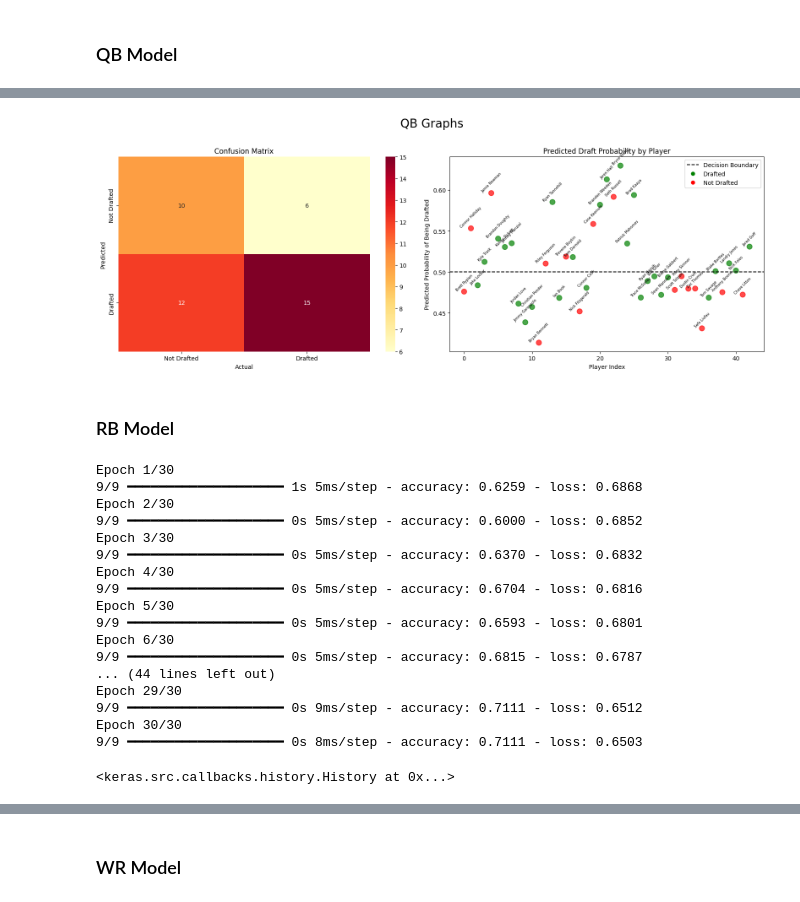
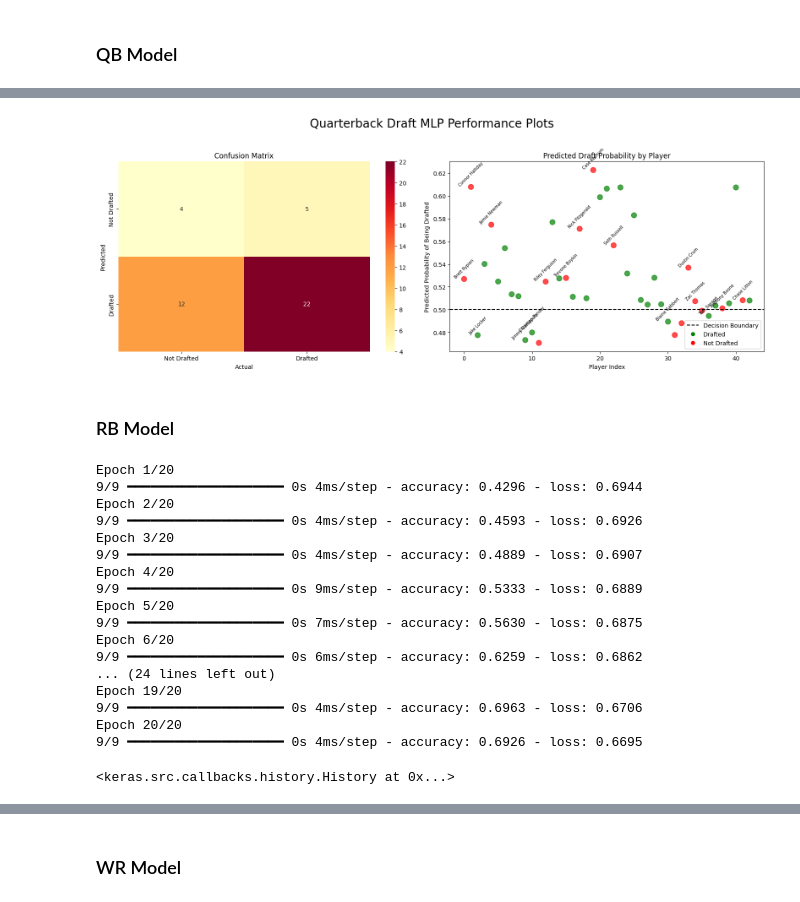
Before and after one commit to Alexander-Rees/NflDraftPredictionML, a Jupyter notebook: project_notebook.ipynb, the cells around one changed output, grey strips where cells are left out. Cells and saved outputs as stored; diff of their text form; code cells hidden in the pictures.

Commit message:
Finished up model and graphs

```diff
--- a/project_notebook.ipynb
+++ b/project_notebook.ipynb
@@ -266,11 +333,13 @@ de_data.head()
 # %%
 qb_df = pd.read_csv("data/qb_data.csv")
 y_qb = qb_df["Drafted"].to_numpy()
+names = qb_df["Player"].values
 
 X_qb = qb_df.drop(columns=["Player", "Pos", "Pick", "Drafted"]).to_numpy()
 X_qb = MinMaxScaler().fit_transform(X_qb)
 
-X_train, X_test, y_train, y_test = train_test_split(X_qb, y_qb, test_size=0.2, random_state=42)
+X_train, X_test, y_train, y_test, names_train, names_test = train_test_split(
+    X_qb, y_qb, names, test_size=0.2, random_state=42)
 # %%
 inpx = Input(shape=(X_train.shape[1], 1))
 inpx = Input(shape=(X_train.shape[1],))
@@ -286,5 +355,5 @@ model.compile(optimizer=SGD(), loss=binary_crossentropy, metrics=['accuracy'])
 class_weights = compute_class_weight('balanced', classes=np.array([0, 1]), y=y_train.ravel())
 class_weight_dict = {0: class_weights[0], 1: class_weights[1]}
 
-model.fit(X_train, y_train, epochs=30, class_weight=class_weight_dict)
+model.fit(X_train, y_train, epochs=15, class_weight=class_weight_dict)
 # %% [output]
@@ -356,0 +426,3 @@ rushing_YPC: 0.0025
+# %%
+for name, score in sorted(zip(feature_cols, feature_importance), key=lambda x: -x[1]):
+    print(f"{name}: {score:.4f}")
@@ -357,43 +450,41 @@ rushing_YPC: 0.0025
 # %%
 fig, axes = plt.subplots(1, 2, figsize=(16, 6))
-fig.suptitle('QB Graphs', fontsize=20, y=1.02)
+fig.suptitle('Quarterback Draft MLP Performance Plots', fontsize=20, y=1.02)
 
 cm = confusion_matrix(y_true, y_pred)
-sns.heatmap(cm, annot=True, fmt='d', cmap='YlOrRd', ax=axes[0],
+sns.heatmap(cm.T, annot=True, fmt='d', cmap='YlOrRd', ax=axes[0],
             xticklabels=['Not Drafted', 'Drafted'],
             yticklabels=['Not Drafted', 'Drafted'])
 axes[0].set_title('Confusion Matrix')
 axes[0].set_ylabel('Predicted')
 axes[0].set_xlabel('Actual')
 
-_, X_test_raw, _, y_test_raw, _, names_test = train_test_split(
-    X_qb, y_qb, qb_df["Player"].values, test_size=0.2, random_state=42
-)
 
 preds_flat = preds.reshape(-1)
 colors = ['green' if y == 1 else 'red' for y in y_true]
 
 axes[1].scatter(range(len(preds_flat)), preds_flat, c=colors, alpha=0.7, s=80)
 axes[1].axhline(0.5, color='black', linestyle='--', label='Decision Boundary')
 
 for i, name in enumerate(names_test):
-    axes[1].annotate(name, (i, preds_flat[i]), fontsize=6, ha='center', va='bottom', rotation=45)
+    if y_true[i] != y_pred[i]:
+        axes[1].annotate(name, (i, preds_flat[i]), fontsize=7, ha='center', va='bottom', rotation=45)
 
 axes[1].set_title('Predicted Draft Probability by Player')
 axes[1].set_xlabel('Player Index')
 axes[1].set_ylabel('Predicted Probability of Being Drafted')
 
 legend_elements = [
     Line2D([0], [0], color='black', linestyle='--', label='Decision Boundary'),
     Line2D([0], [0], marker='o', color='w', markerfacecolor='green', markersize=8, label='Drafted'),
     Line2D([0], [0], marker='o', color='w', markerfacecolor='red', markersize=8, label='Not Drafted')
 ]
 axes[1].legend(handles=legend_elements)
 
 plt.tight_layout()
 plt.show()
 # %% [output]
-[figure, old version]
+[figure, new version]
 # %% [markdown]
 ### RB Model
 # %%
@@ -419,25 +512,25 @@ model.compile(optimizer=SGD(), loss=binary_crossentropy, metrics=['accuracy'])
 class_weights = compute_class_weight('balanced', classes=np.array([0, 1]), y=y_train.ravel())
 class_weight_dict = {0: class_weights[0], 1: class_weights[1]}
 
-model.fit(X_train, y_train, epochs=30, class_weight=class_weight_dict)
+model.fit(X_train, y_train, epochs=20, class_weight=class_weight_dict)
 # %% [output]
-Epoch 1/30
-9/9 ━━━━━━━━━━━━━━━━━━━━ 1s 5ms/step - accuracy: 0.6259 - loss: 0.6868
-Epoch 2/30
-9/9 ━━━━━━━━━━━━━━━━━━━━ 0s 5ms/step - accuracy: 0.6000 - loss: 0.6852
-Epoch 3/30
-9/9 ━━━━━━━━━━━━━━━━━━━━ 0s 5ms/step - accuracy: 0.6370 - loss: 0.6832
-Epoch 4/30
-9/9 ━━━━━━━━━━━━━━━━━━━━ 0s 5ms/step - accuracy: 0.6704 - loss: 0.6816
-Epoch 5/30
-9/9 ━━━━━━━━━━━━━━━━━━━━ 0s 5ms/step - accuracy: 0.6593 - loss: 0.6801
-Epoch 6/30
-9/9 ━━━━━━━━━━━━━━━━━━━━ 0s 5ms/step - accuracy: 0.6815 - loss: 0.6787
-... (44 lines left out)
-Epoch 29/30
-9/9 ━━━━━━━━━━━━━━━━━━━━ 0s 9ms/step - accuracy: 0.7111 - loss: 0.6512
-Epoch 30/30
-9/9 ━━━━━━━━━━━━━━━━━━━━ 0s 8ms/step - accuracy: 0.7111 - loss: 0.6503
+Epoch 1/20
+9/9 ━━━━━━━━━━━━━━━━━━━━ 0s 4ms/step - accuracy: 0.4296 - loss: 0.6944
+Epoch 2/20
+9/9 ━━━━━━━━━━━━━━━━━━━━ 0s 4ms/step - accuracy: 0.4593 - loss: 0.6926
+Epoch 3/20
+9/9 ━━━━━━━━━━━━━━━━━━━━ 0s 4ms/step - accuracy: 0.4889 - loss: 0.6907
+Epoch 4/20
+9/9 ━━━━━━━━━━━━━━━━━━━━ 0s 9ms/step - accuracy: 0.5333 - loss: 0.6889
+Epoch 5/20
+9/9 ━━━━━━━━━━━━━━━━━━━━ 0s 7ms/step - accuracy: 0.5630 - loss: 0.6875
+Epoch 6/20
+9/9 ━━━━━━━━━━━━━━━━━━━━ 0s 6ms/step - accuracy: 0.6259 - loss: 0.6862
+... (24 lines left out)
+Epoch 19/20
+9/9 ━━━━━━━━━━━━━━━━━━━━ 0s 4ms/step - accuracy: 0.6963 - loss: 0.6706
+Epoch 20/20
+9/9 ━━━━━━━━━━━━━━━━━━━━ 0s 4ms/step - accuracy: 0.6926 - loss: 0.6695
 <keras.src.callbacks.history.History at 0x...>
 # %%
 score = model.evaluate(X_test, y_test, verbose=0)
```
Also changed, not shown: parts of 41 cells of this notebook.
